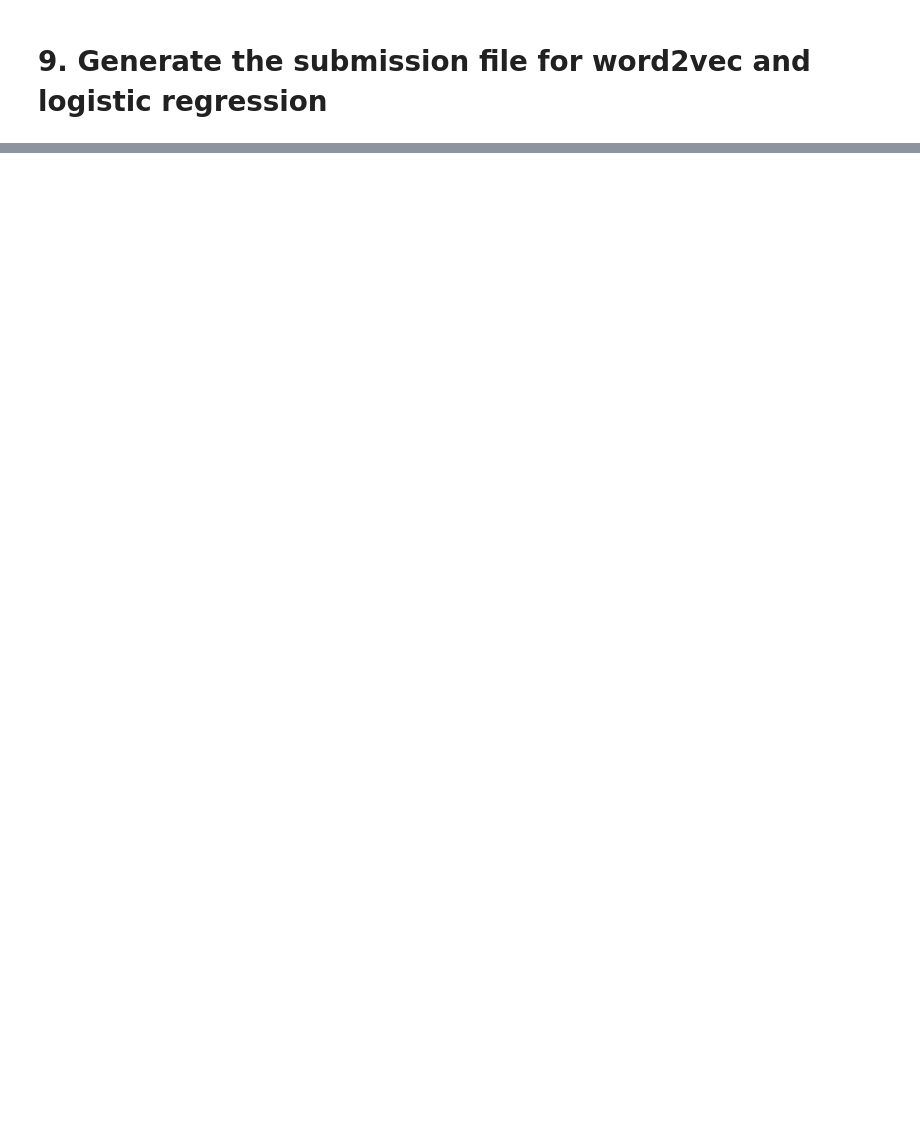
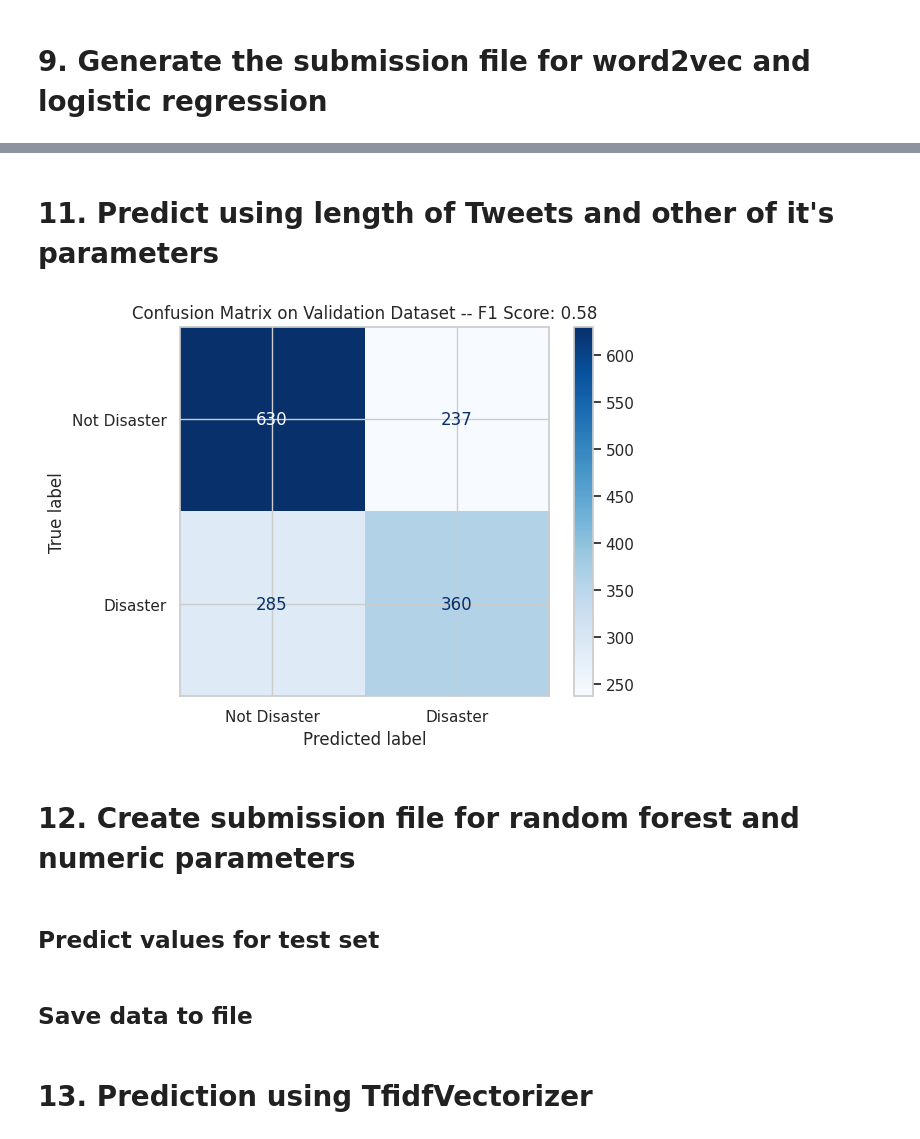
Before and after one commit to mmcza/Kaggle-Competitions, a Jupyter notebook: npl-disaster-tweets.ipynb, the cells around one changed output, grey strips where cells are left out. Cells and saved outputs as stored; diff of their text form; code cells hidden in the pictures; blank space fills up the shorter version.

```diff
--- a/npl-disaster-tweets.ipynb
+++ b/npl-disaster-tweets.ipynb
@@ -440,0 +714,29 @@ sample_submission.to_csv("submission_word2vec.csv", index=False)
+# %% [markdown]
+# 11. Predict using length of Tweets and other of it's parameters
+# %%
+from sklearn.ensemble import RandomForestClassifier
+from sklearn.metrics import accuracy_score
+
+rf_classifier = RandomForestClassifier(n_estimators=100, random_state=42, bootstrap = True, max_depth=None)
+
+numeric_features = ['number_of_words',
+       'number_of_characters', 'number_of_unique_words',
+       'number_of_unique_characters', 'word_mean_length', 'number_of_hashtags',
+       'number_of_mentions']
+
+X_train_num, X_val_num, y_train_num, y_val_num = train_test_split(df_train[numeric_features],
+                                                                  y, test_size=0.2, random_state=42)
+
+# Train the classifier on the training data
+rf_classifier.fit(X_train_num, y_train_num)
+
+# Make predictions on the validation data
+y_val_num_pred = rf_classifier.predict_proba(X_val_num)
+
+displayConfusionMatrix(y_val_num, y_val_num_pred, "Validation")
+# %% [output]
+[figure, added]
+# %% [markdown]
+# 12. Create submission file for random forest and numeric parameters
+# %% [markdown]
+## Predict values for test set
@@ -440,0 +745,2 @@ sample_submission.to_csv("submission_word2vec.csv", index=False)
+# %% [markdown]
+## Save data to file
@@ -440,0 +751,2 @@ sample_submission.to_csv("submission_word2vec.csv", index=False)
+# %% [markdown]
+# 13. Prediction using TfidfVectorizer
```
Also changed, not shown: parts of 41 cells of this notebook, 4 other files.
